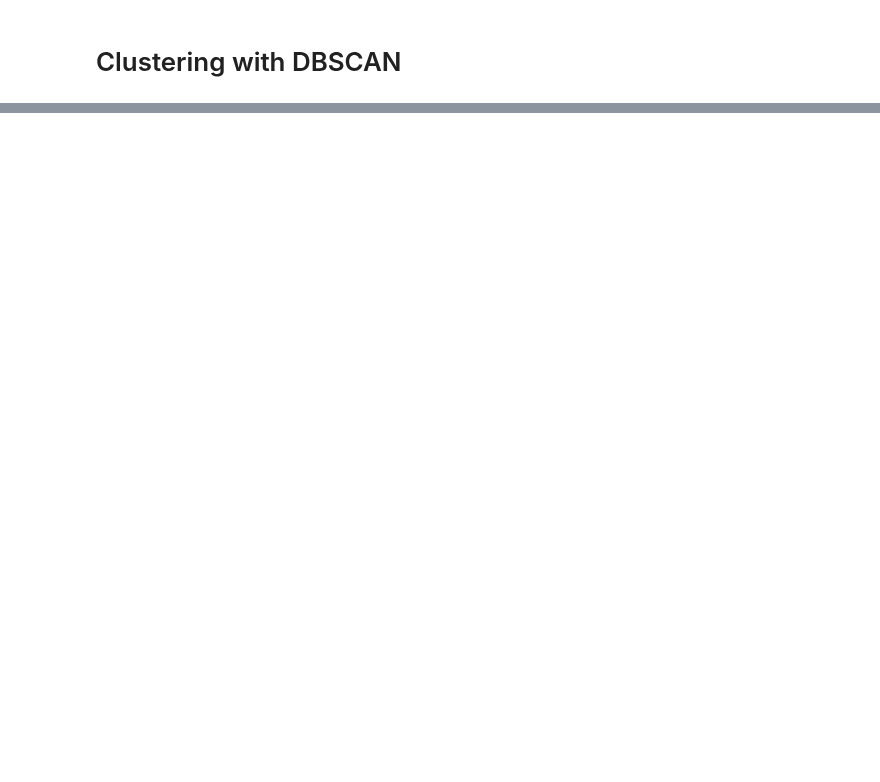
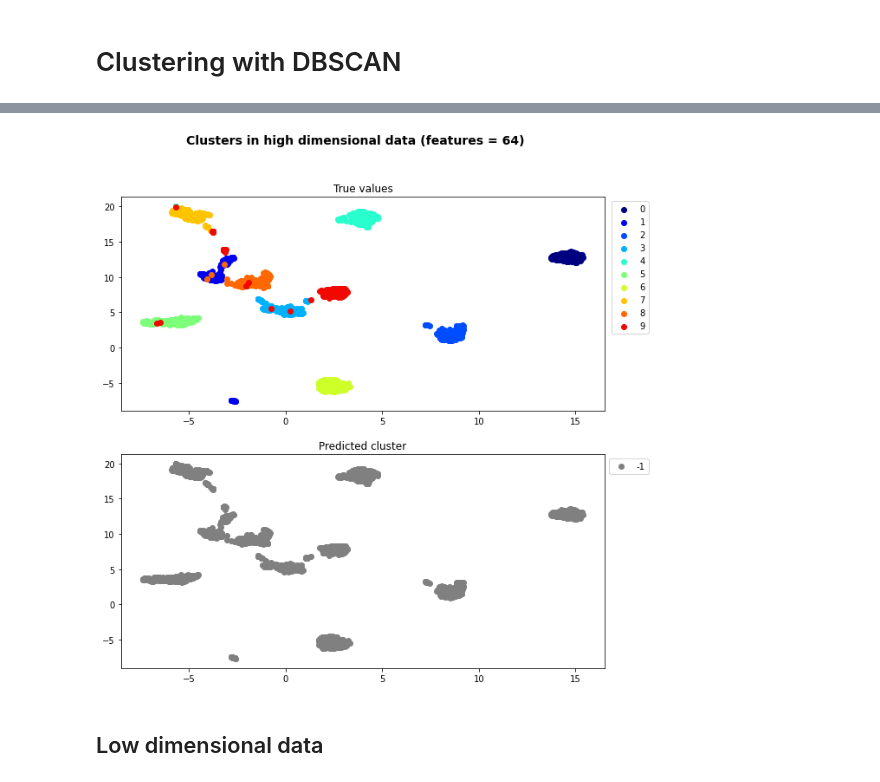
Before and after one commit to rueedlinger/machine-learning-snippets, a Jupyter notebook: notebooks/unsupervised/clustering/dbscan/clustering_dbscan.ipynb, the cells around one changed output, grey strips where cells are left out. Drawn from its saved outputs; the diff is of its cells as text; code cells hidden in the pictures; blank space fills up the shorter version.

```diff
--- a/notebooks/unsupervised/clustering/dbscan/clustering_dbscan.ipynb
+++ b/notebooks/unsupervised/clustering/dbscan/clustering_dbscan.ipynb
@@ -128,0 +14,5 @@ _ = plt.legend(bbox_to_anchor=(1.25, 1))
+# %%
+def get_color(i, n_clusters):
+    if i == -1:
+        return 'gray'
+    return plt.cm.jet(float(i) / n_clusters)
@@ -128,0 +31,13 @@ _ = plt.legend(bbox_to_anchor=(1.25, 1))
+# %%
+X = digits.data
+y = digits.target
+
+n_clusters=10
+
+dbscan = cluster.DBSCAN(eps=0.5, min_samples=5)
+label = dbscan.fit_predict(X)
+
+predicted_clusters = np.unique(label)
+true_clusters = list(range(0, n_clusters))
+# %%
+embedding = umap.UMAP().fit_transform(X)
@@ -128,0 +56,24 @@ _ = plt.legend(bbox_to_anchor=(1.25, 1))
+# %%
+fig, (ax1, ax2) = plt.subplots(2, 1, sharey=True, figsize=(10, 10))
+
+fig.suptitle('Clusters in high dimensional data (features = {})'.format(np.shape(X)[1]), fontsize=14, fontweight='bold')
+
+
+ax1.set_title('True values')
+for i in true_clusters:
+    ax1.scatter(df[df.true_cluster == i].X1, df[df.true_cluster == i].X2, label=i, color=get_color(i, len(true_clusters)))
+
+
+
+ax2.set_title('Predicted cluster')
+for i in predicted_clusters:
+    ax2.scatter(df[df.predicted_cluster == i].X1, df[df.predicted_cluster == i].X2, label=i, color=get_color(i, len(predicted_clusters)))
+
+ax1.legend(bbox_to_anchor=(1.1, 1))
+ax2.legend(bbox_to_anchor=(1.1, 1))
+
+plt.show()
+# %% [output]
+[figure, added]
+# %% [markdown]
+## Low dimensional data
```
Also changed, not shown: parts of 15 cells of this notebook, 7 other files.
